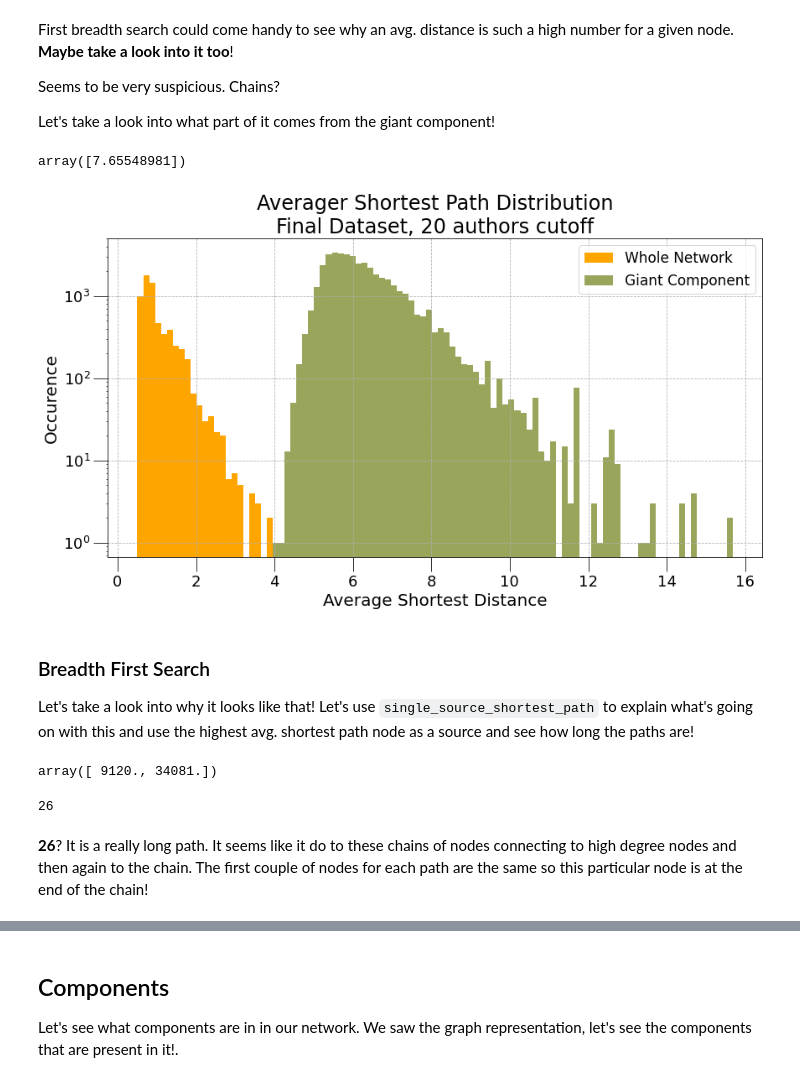
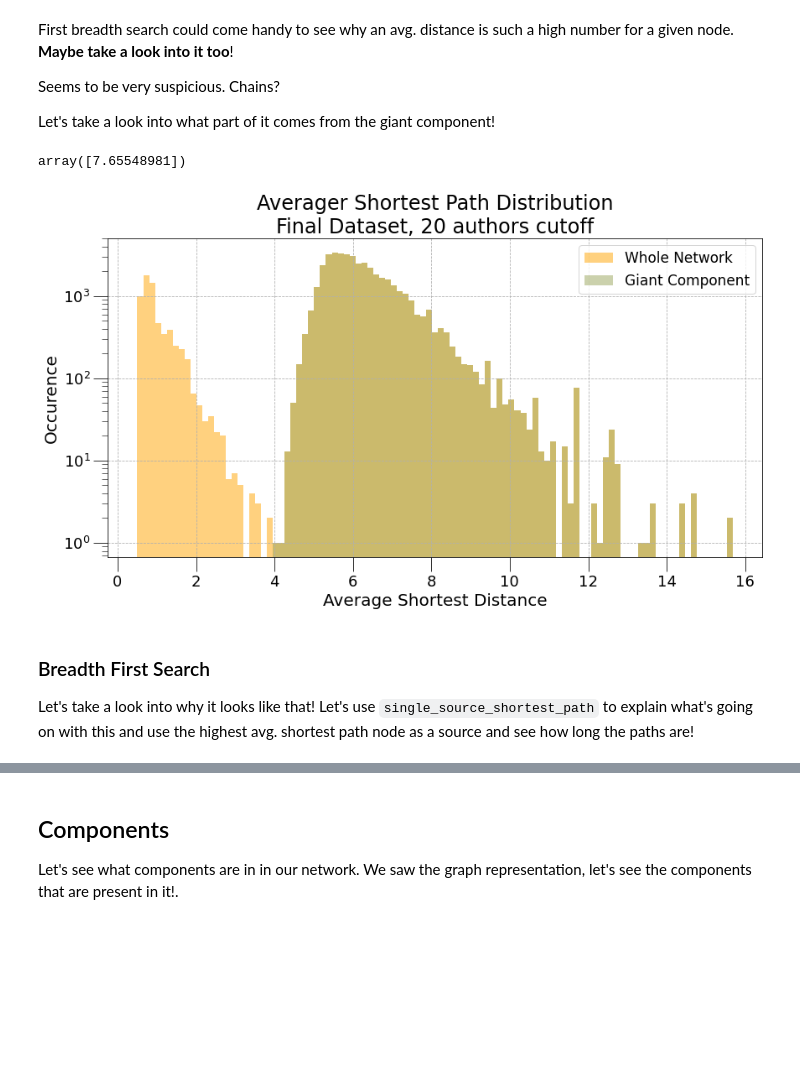
Before and after one commit to AdamGTaylor/ScientificModelling2021-2022-2, a Jupyter notebook: real_data_ana.ipynb, the cells around one changed output, grey strips where cells are left out. Drawn from its saved outputs; the diff is of its cells as text; code cells hidden in the pictures; blank space fills up the shorter version.

```diff
--- a/real_data_ana.ipynb
+++ b/real_data_ana.ipynb
@@ -496,25 +514,0 @@ giant_comp_avg_sh_paths = np.array(giant_comp_avg_sh_paths)
-# %%
-avg_shortest_path_local[:,1][avg_shortest_path_local[:,0] == 0]
-# %% [output]
-array([7.65548981])
-# %%
-plt.figure(figsize=(14,7))
-
-plt.title("Averager Shortest Path Distribution\nFinal Dataset, 20 authors cutoff", fontsize=24) #title
-
-_, bins0, _ = plt.hist(avg_shortest_path_local[:,1], bins=101, color="#ffa500", label='Whole Network')  #whole network
-plt.hist(giant_comp_avg_sh_paths[:,1], bins=bins0, color="#99a55a", label="Giant Component")          #just the giant component
-
-plt.xlabel("Average Shortest Distance", fontsize=20)
-plt.ylabel("Occurence", fontsize=20)
-plt.tick_params(labelsize=18,axis="both",size=17)
-
-#plt.xscale("log")
-plt.yscale("log")            #log scale for easier comparison
-plt.legend(loc='best', fontsize=17)
-plt.grid(linestyle="--")
-
-plt.savefig("figs/avg_path_dist_from_realdata.pdf",format="pdf",bbox_inches="tight")
-plt.show()
-# %% [output]
-[figure, removed]
@@ -521,8 +524,30 @@ plt.show()
+# %%
+avg_shortest_path_local[:,1][avg_shortest_path_local[:,0] == 0]
+# %% [output]
+array([7.65548981])
+# %%
+plt.figure(figsize=(14,7))
+
+plt.title("Averager Shortest Path Distribution\nFinal Dataset, 20 authors cutoff", fontsize=24) #title
+
+_, bins0, _ = plt.hist(avg_shortest_path_local[:,1], bins=101, color="orange", label='Whole Network', alpha=0.5)  #whole network
+plt.hist(giant_comp_avg_sh_paths[:,1], bins=bins0, color="#99a55a", label="Giant Component", alpha=0.5)          #just the giant component
+
+plt.xlabel("Average Shortest Distance", fontsize=20)
+plt.ylabel("Occurence", fontsize=20)
+plt.tick_params(labelsize=18,axis="both",size=17)
+plt.tick_params(which="minor",axis="both",size=7)
+
+#plt.xscale("log")
+plt.yscale("log")            #log scale for easier comparison
+plt.legend(loc='best', fontsize=17)
+plt.grid(linestyle="--")
+
+plt.savefig("figs/avg_path_dist_from_realdata.pdf",format="pdf",bbox_inches="tight")
+plt.show()
+# %% [output]
+[figure, added]
 # %% [markdown]
 ### Breadth First Search
 
 Let's take a look into why it looks like that! Let's use `single_source_shortest_path` to explain what's going on with this and use the highest avg. shortest path node as a source and see how long the paths are!
-# %%
-giant_comp_avg_sh_paths[:,0][giant_comp_avg_sh_paths[:,1] == np.max(giant_comp_avg_sh_paths[:,1])]
-# %% [output]
-array([ 9120., 34081.])
@@ -531,7 +553,0 @@ sourced_shortest_paths = nx.single_source_shortest_path(sample_graph,source=9120
-# %%
-sourced_shortest_paths_lengths = [len(i) for i in list(sourced_shortest_paths.values())]
-print(np.max(sourced_shortest_paths_lengths))
-# %% [output]
-26
-# %% [markdown]
-**26**? It is a really long path. It seems like it do to these chains of nodes connecting to high degree nodes and then again to the chain. The first couple of nodes for each path are the same so this particular node is at the end of the chain!
```
Also changed, not shown: parts of 32 cells of this notebook, 5 other files.
